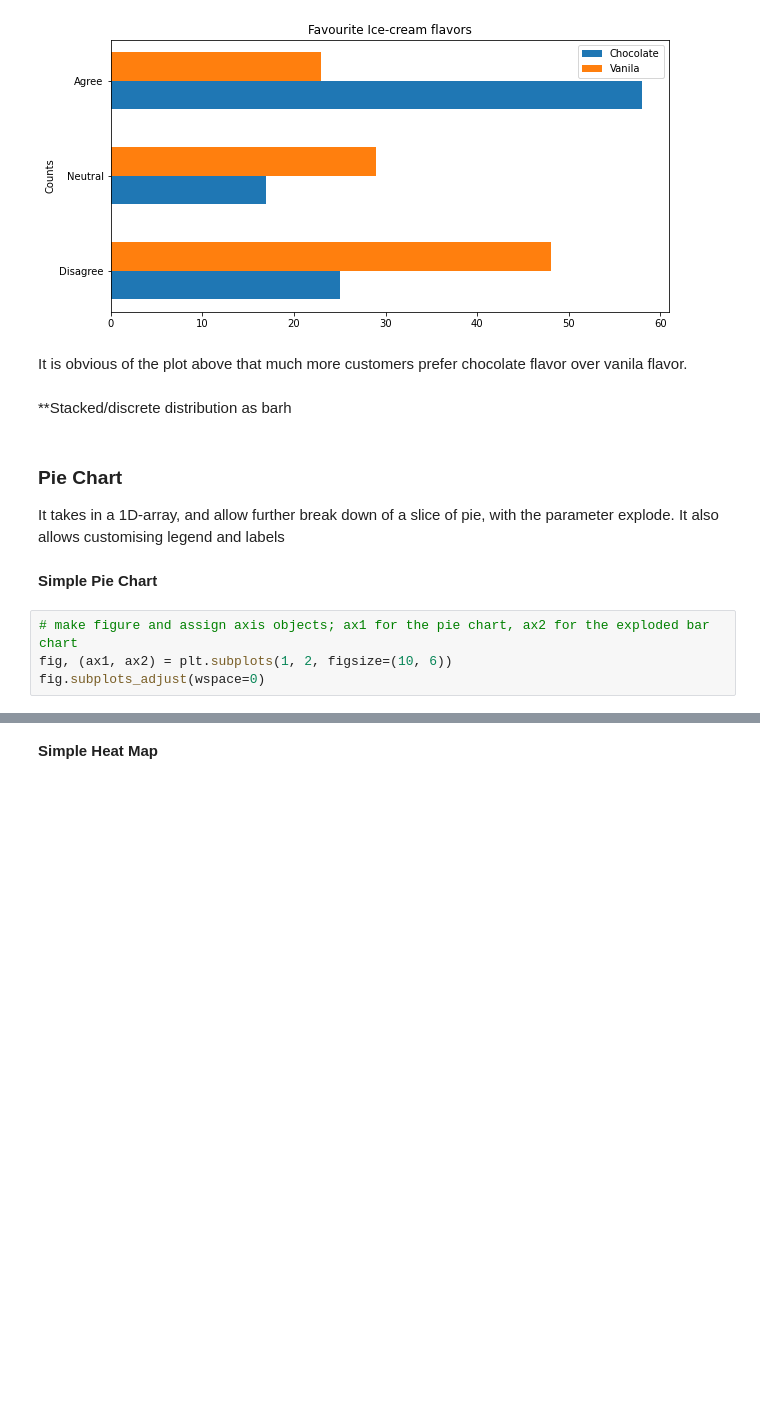
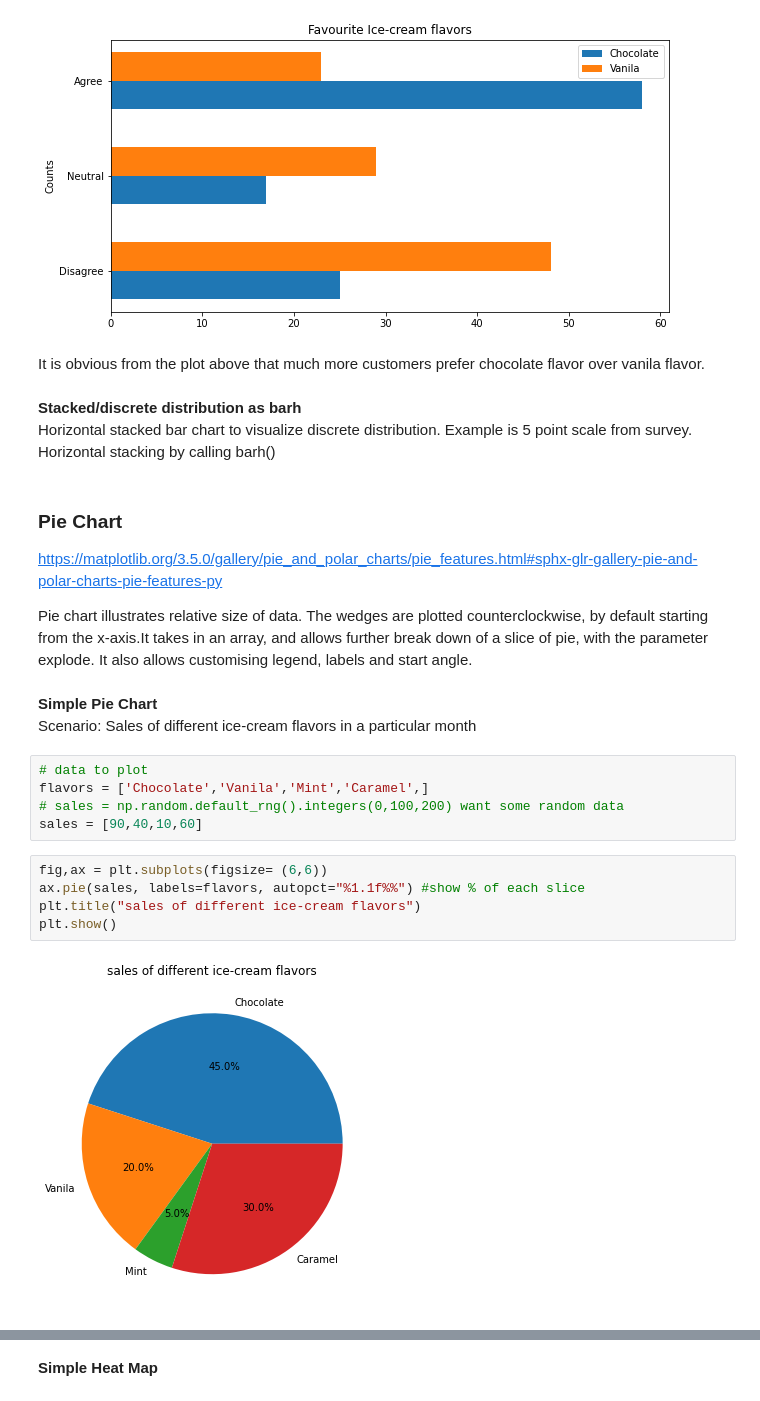
Before and after one commit to HazelIP/Fundamental_DA, a Jupyter notebook: pyplot/pyplot.ipynb, the cells around one changed output, grey strips where cells are left out. Drawn from its saved outputs; the diff is of its cells as text; blank space fills up the shorter version.

Commit message:
basic pie chart

```diff
--- a/pyplot/pyplot.ipynb
+++ b/pyplot/pyplot.ipynb
@@ -166,15 +179,27 @@ plt.show()
 # %% [output]
 [figure]
 # %% [markdown]
-It is obvious of the plot above that much more customers prefer chocolate flavor over vanila flavor.
+It is obvious from the plot above that much more customers prefer chocolate flavor over vanila flavor.
 # %% [markdown]
-**Stacked/discrete distribution as barh
+**Stacked/discrete distribution as barh**<br>
+Horizontal stacked bar chart to visualize discrete distribution. Example is 5 point scale from survey. Horizontal stacking by calling barh()
 # %% [markdown]
 ### Pie Chart
-It takes in a 1D-array, and allow further break down of a slice of pie, with the parameter explode. It also allows customising legend and labels
+https://matplotlib.org/3.5.0/gallery/pie_and_polar_charts/pie_features.html#sphx-glr-gallery-pie-and-polar-charts-pie-features-py <br>
+
+Pie chart illustrates relative size of data. The wedges are plotted counterclockwise, by default starting from the x-axis.It takes in an array, and allows further break down of a slice of pie, with the parameter explode. It also allows customising legend, labels and start angle.
 # %% [markdown]
-**Simple Pie Chart**
+**Simple Pie Chart** <br>
+Scenario: Sales of different ice-cream flavors in a particular month
 # %%
-# make figure and assign axis objects; ax1 for the pie chart, ax2 for the exploded bar chart
-fig, (ax1, ax2) = plt.subplots(1, 2, figsize=(10, 6))
-fig.subplots_adjust(wspace=0)
+# data to plot
+flavors = ['Chocolate','Vanila','Mint','Caramel',]
+# sales = np.random.default_rng().integers(0,100,200) want some random data
+sales = [90,40,10,60]
+# %%
+fig,ax = plt.subplots(figsize= (6,6))
+ax.pie(sales, labels=flavors, autopct="%1.1f%%") #show % of each slice
+plt.title("sales of different ice-cream flavors")
+plt.show()
+# %% [output]
+[figure, added]
```
Also changed, not shown: parts of 12 cells of this notebook.
